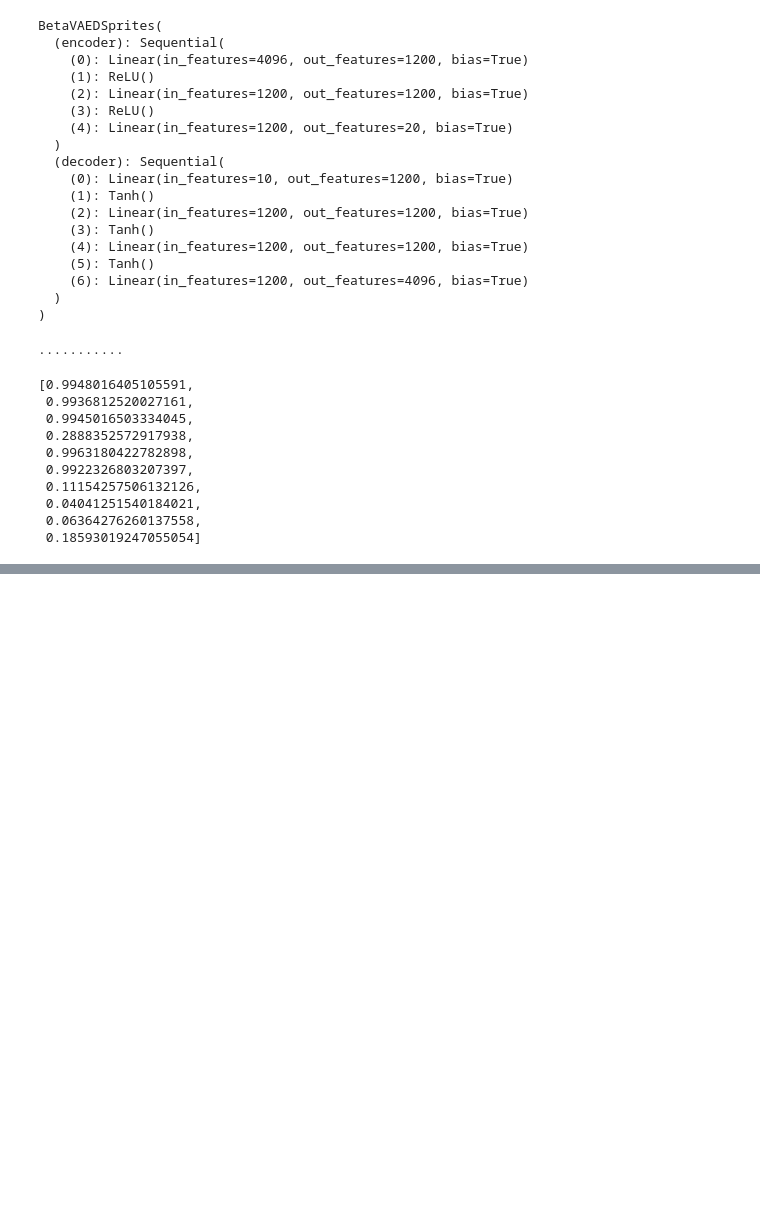
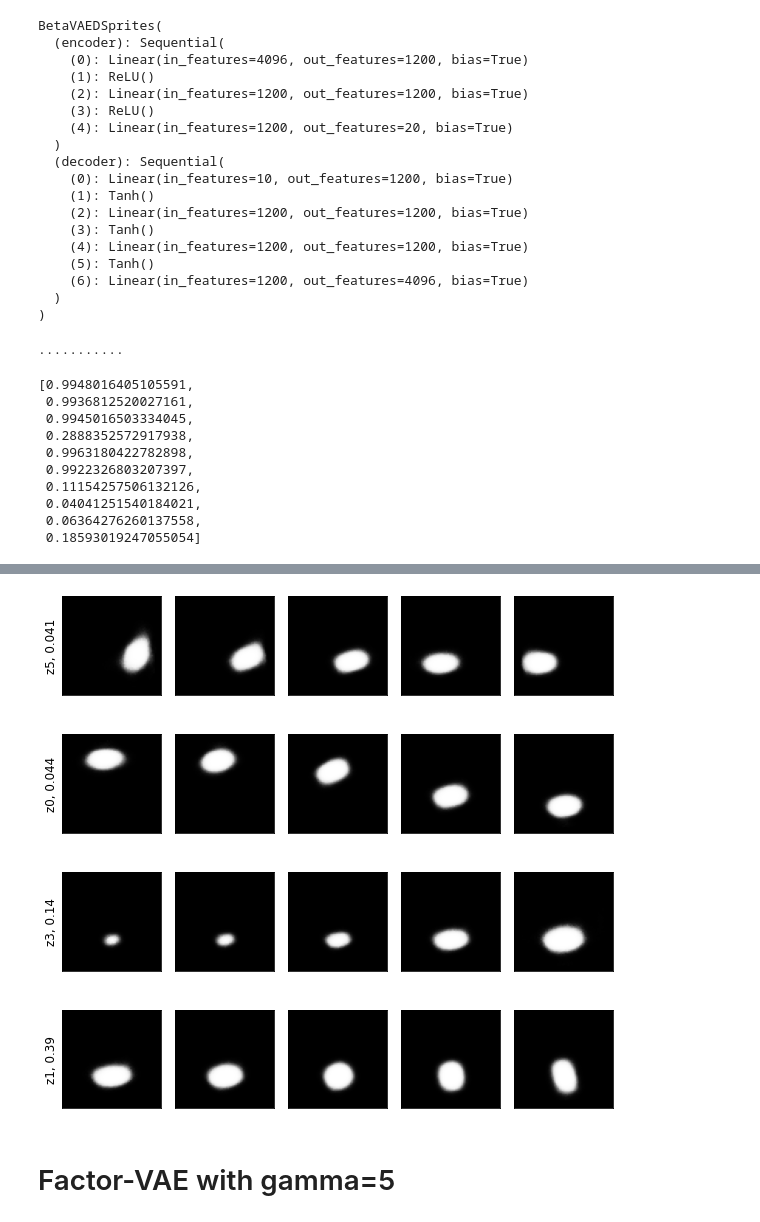
Before and after one commit to hzzhyj/atml, a Jupyter notebook: experiments/plotting/latent_plots.ipynb, the cells around one changed output, grey strips where cells are left out. Cells and saved outputs as stored; diff of their text form; code cells hidden in the pictures; blank space fills up the shorter version.

```diff
--- a/experiments/plotting/latent_plots.ipynb
+++ b/experiments/plotting/latent_plots.ipynb
@@ -183,0 +219,2 @@ latent_transversal_plot(model_beta4, original, latent_gaussian_std_beta4, figsiz
+# %%
+latent_gaussian_std = compute_latent_gaussian_variance(model, dataset).tolist()
@@ -183,0 +242,6 @@ latent_transversal_plot(model_beta4, original, latent_gaussian_std_beta4, figsiz
+# %%
+latent_transversal_plot(model, original, latent_gaussian_std, figsize=(8, 8))
+# %% [output]
+[figure, added]
+# %% [markdown]
+# Factor-VAE with gamma=5
```
Also changed, not shown: parts of 22 cells of this notebook, 1 other file.
